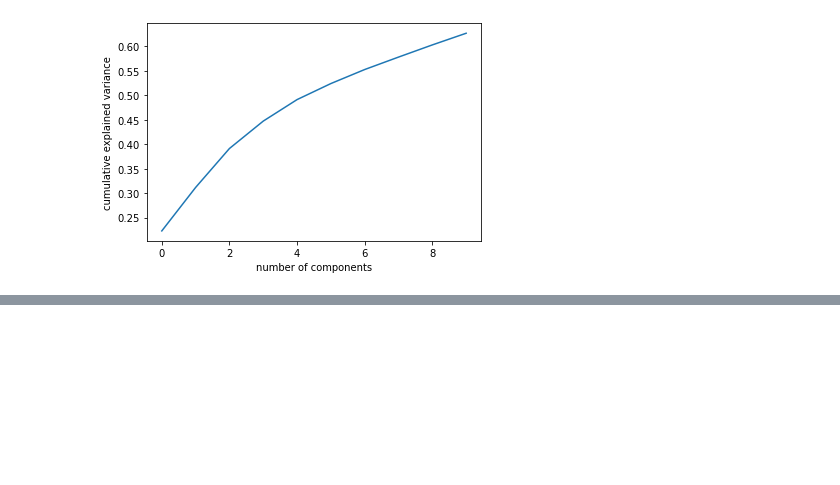
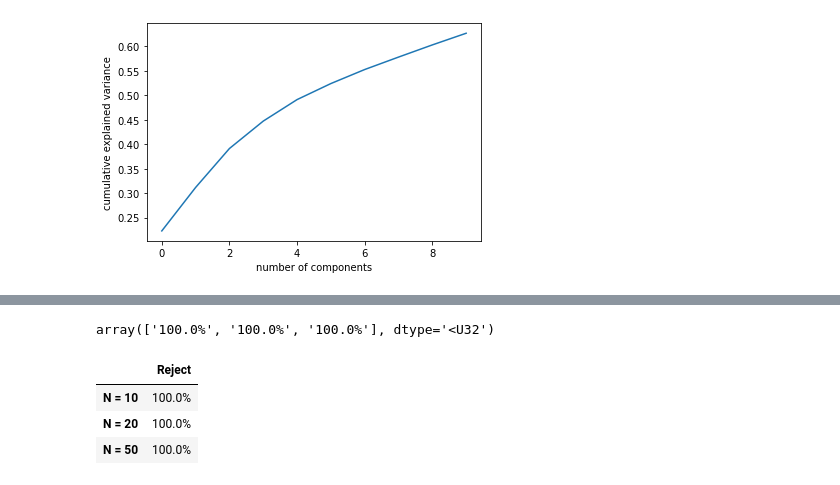
Before and after one commit to gituxedo/stat198finalproject, a Jupyter notebook: Final-Project.ipynb, the cells around one changed output, grey strips where cells are left out. Saved outputs shown, nothing was run; the diff lists cells and outputs as text; code cells hidden in the pictures; blank space fills up the shorter version.

```diff
--- a/Final-Project.ipynb
+++ b/Final-Project.ipynb
@@ -176,0 +296,27 @@ plt.ylabel('cumulative explained variance');
+# %%
+rejection_rate = np.array([])
+for i in np.array([10, 20, 50]):
+    n = i # number of variable-specific tests
+    j_index = 0
+    rejection_i = np.array([])
+    for j in range(1, int(N/i)):
+        test_fred = normalized_fred.iloc[:, np.arange(j_index, j_index+n)]
+        model = VAR(test_fred.astype(float))
+        results = model.fit(p, method = "ols")
+        resid_test = var_model.VARResults.test_whiteness(results, nlags=10, signif=0.05, adjusted=False)
+        rejection_i = np.append(rejection_i, resid_test.pvalue <= 0.05)
+        j_index += n
+    rejection_rate_i = rejection_i.sum()/len(rejection_i)
+    rejection_rate = np.append(rejection_rate, str(rejection_rate_10*100)+'%')
+rejection_rate
+# %% [output]
+array(['100.0%', '100.0%', '100.0%'], dtype='<U32')
+# %%
+rejection_rate_df = pd.DataFrame(rejection_rate, columns = ['Reject'])
+rejection_rate_df = rejection_rate_df.rename(index = lambda x: 'N = '+ str(np.array([10, 20, 50]).item(x)))
+rejection_rate_df
+# %% [output]
+|  | Reject |
+| N = 10 | 100.0% |
+| N = 20 | 100.0% |
+| N = 50 | 100.0% |
```
Also changed, not shown: parts of 24 cells of this notebook, 1 other file.
